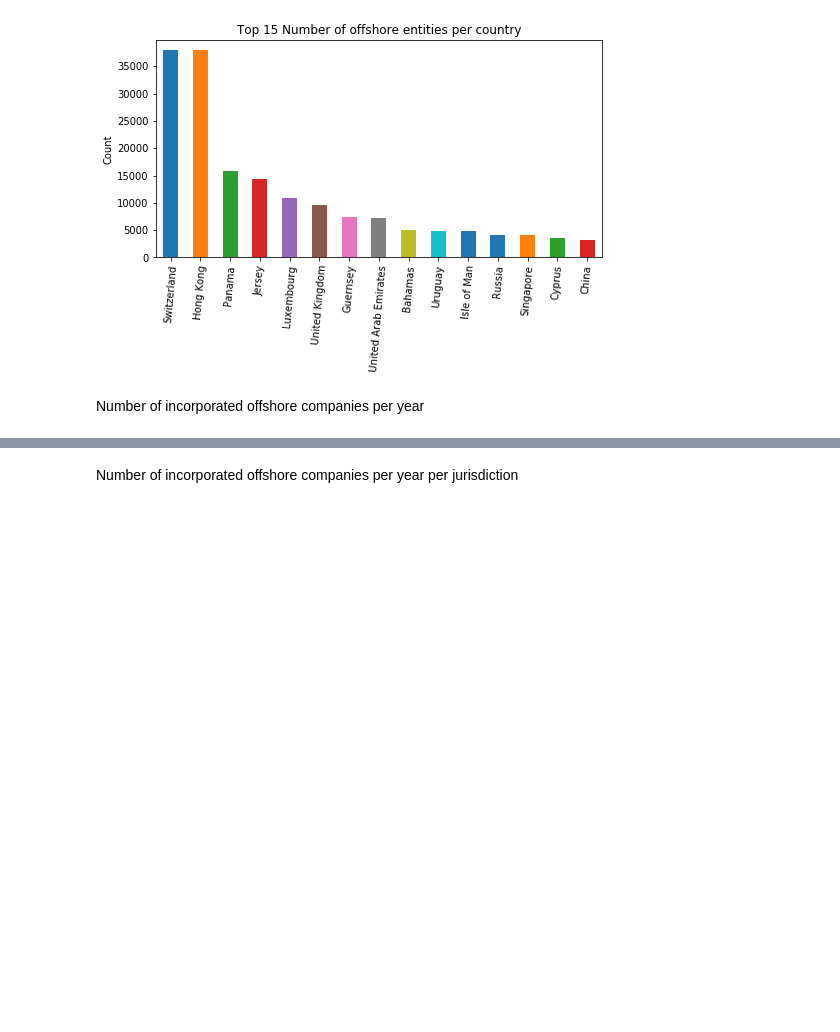
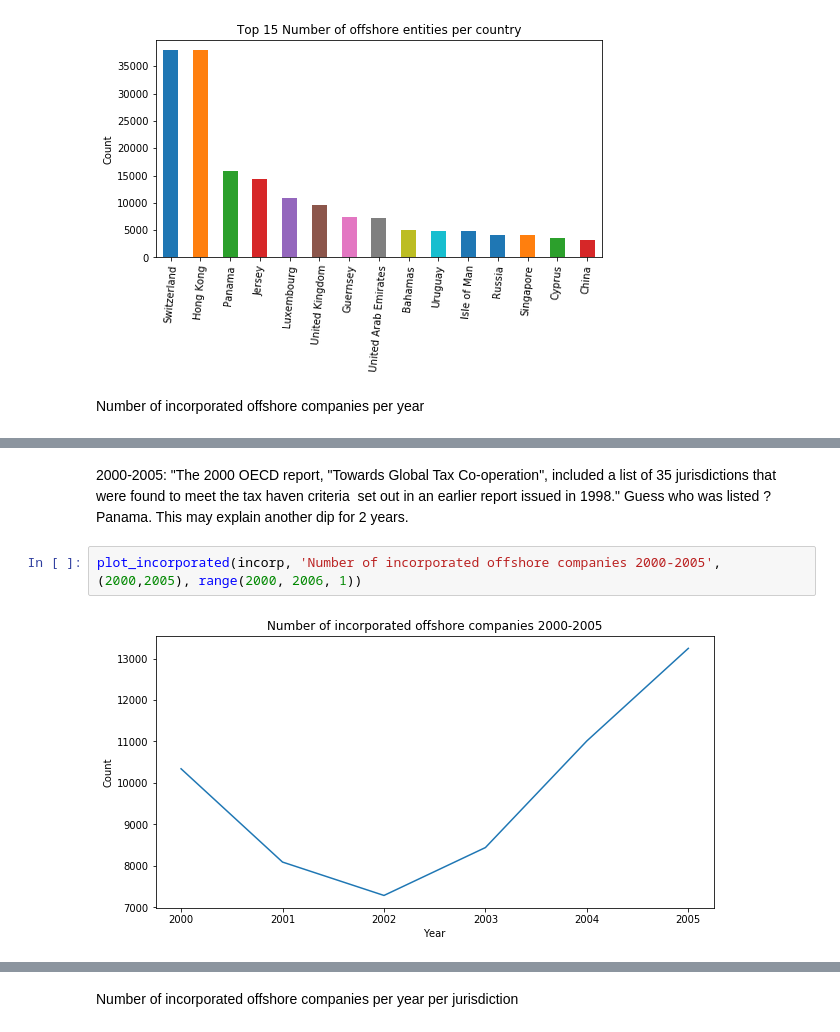
Before and after one commit to franckdess/ADA-Project, a Jupyter notebook: ml2.ipynb, the cells around one changed output, grey strips where cells are left out. Cells and saved outputs as stored; diff of their text form; blank space fills up the shorter version.

```diff
--- a/ml2.ipynb
+++ b/ml2.ipynb
@@ -147,0 +174,6 @@ plt.plot()
+# %% [markdown]
+2000-2005: "The 2000 OECD report, "Towards Global Tax Co-operation", included a list of 35 jurisdictions that were found to meet the tax haven criteria  set out in an earlier report issued in 1998." Guess who was listed ? Panama. This may explain another dip for 2 years.
+# %%
+plot_incorporated(incorp, 'Number of incorporated offshore companies 2000-2005', (2000,2005), range(2000, 2006, 1))
+# %% [output]
+[figure, added]
```
Also changed, not shown: parts of 29 cells of this notebook.
